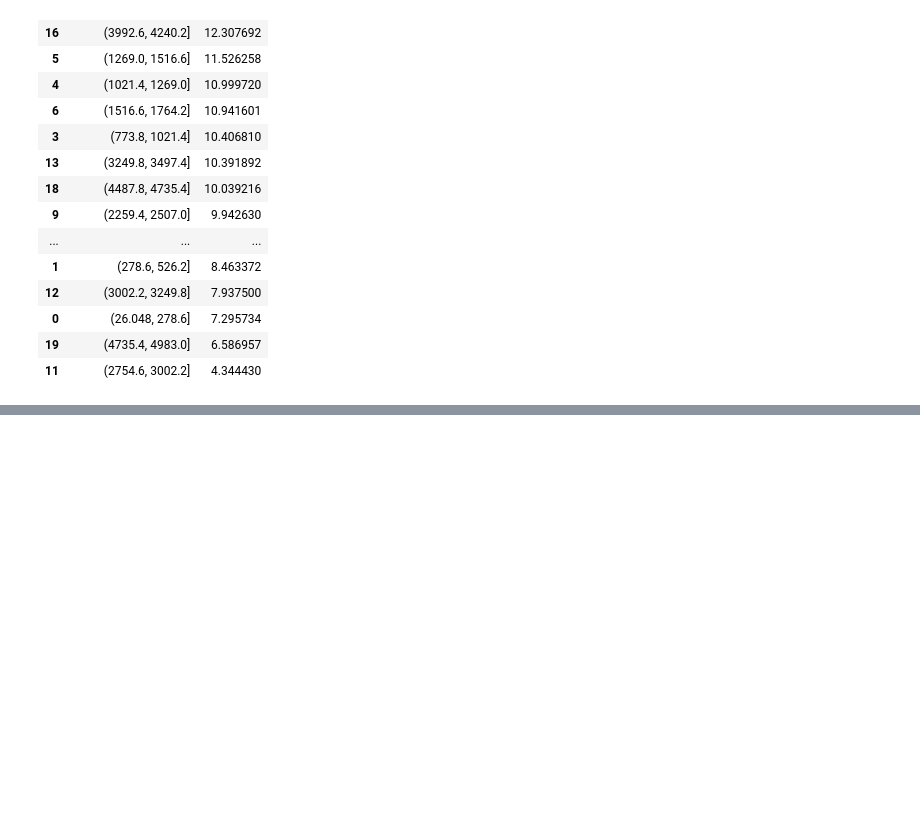
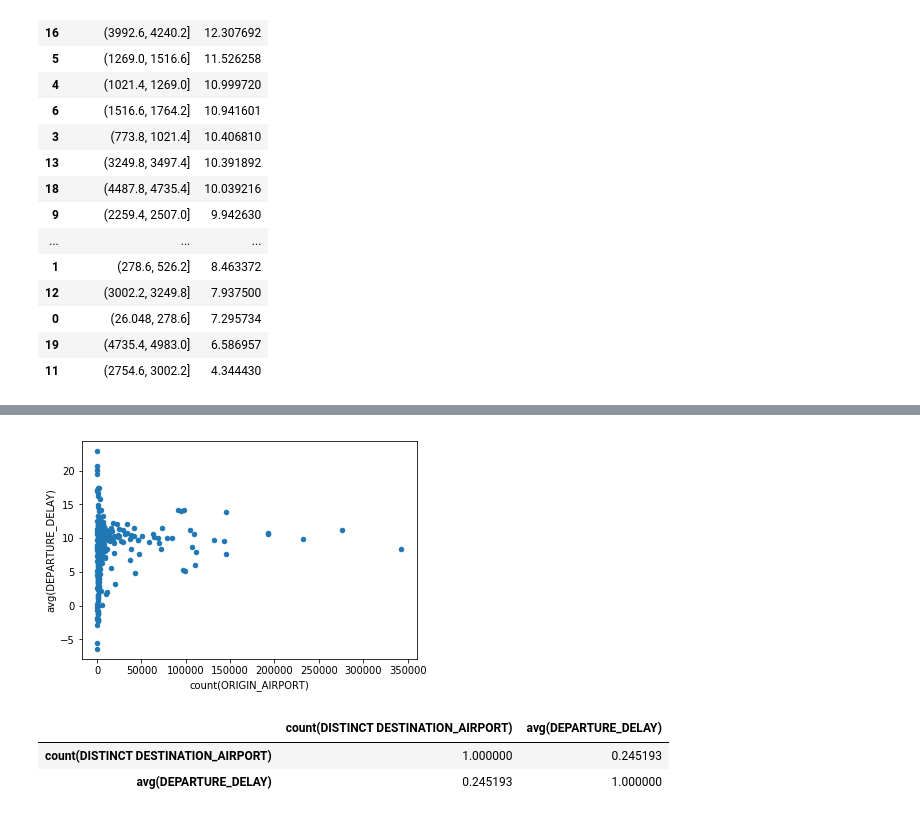
Before and after one commit to peatwan/no_rush, a Jupyter notebook: flight_xd.ipynb, the cells around one changed output, grey strips where cells are left out. Saved outputs shown, nothing was run; the diff lists cells and outputs as text; code cells hidden in the pictures; blank space fills up the shorter version.

```diff
--- a/flight_xd.ipynb
+++ b/flight_xd.ipynb
@@ -215,0 +349,14 @@ distance_avgDelay.sort_values(by=['mean'],ascending=False).head(20)
+# %%
+whole_data=spark.read.csv('./data/whole_flight_data.csv',header=True,inferSchema=True)
+# %%
+import pyspark.sql.functions as func
+airport_analysis=whole_data.select('ORIGIN_AIRPORT','DESTINATION_AIRPORT','DEPARTURE_DELAY')
+airport_analysis_pd1=airport_analysis.groupby('ORIGIN_AIRPORT')\
+                .agg(func.countDistinct('DESTINATION_AIRPORT'),func.avg('DEPARTURE_DELAY'))\
+                .toPandas()
+#                 .show()
+# airport_analysis_pd.plot.scatter('count(DESTINATION_AIRPORT)','avg(DEPARTURE_DELAY)')
+# %%
+airport_analysis_pd2=airport_analysis.groupby('DESTINATION_AIRPORT')\
+                .agg(func.count('ORIGIN_AIRPORT'),func.avg('DEPARTURE_DELAY'))\
+                .toPandas()
@@ -215,0 +378,11 @@ distance_avgDelay.sort_values(by=['mean'],ascending=False).head(20)
+# %%
+airport_analysis_pd2.plot.scatter('count(ORIGIN_AIRPORT)','avg(DEPARTURE_DELAY)')
+plt.show()
+# %% [output]
+[figure, added]
+# %%
+airport_analysis_pd1[['count(DISTINCT DESTINATION_AIRPORT)','avg(DEPARTURE_DELAY)']].corr()
+# %% [output]
+|  | count(DISTINCT DESTINATION_AIRPORT) | avg(DEPARTURE_DELAY) |
+| count(DISTINCT DESTINATION_AIRPORT) | 1.000000 | 0.245193 |
+| avg(DEPARTURE_DELAY) | 0.245193 | 1.000000 |
```
Also changed, not shown: parts of 37 cells of this notebook.
